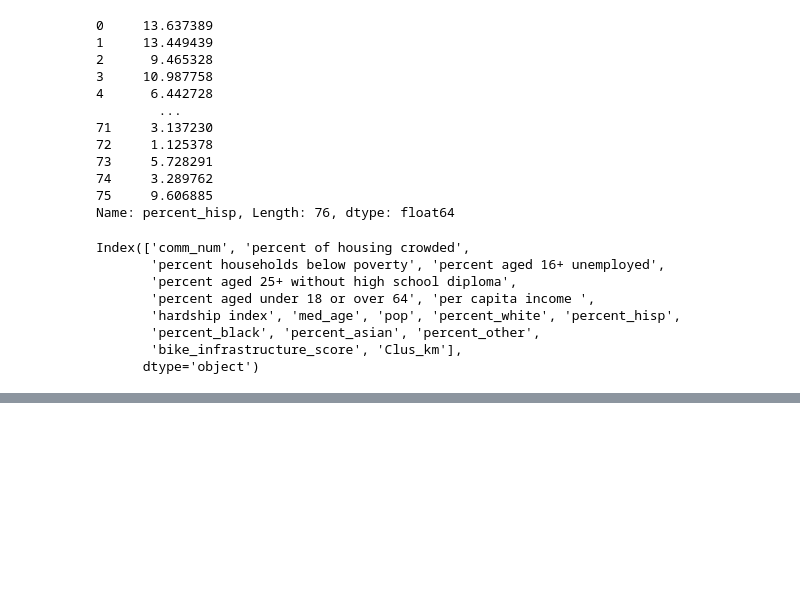
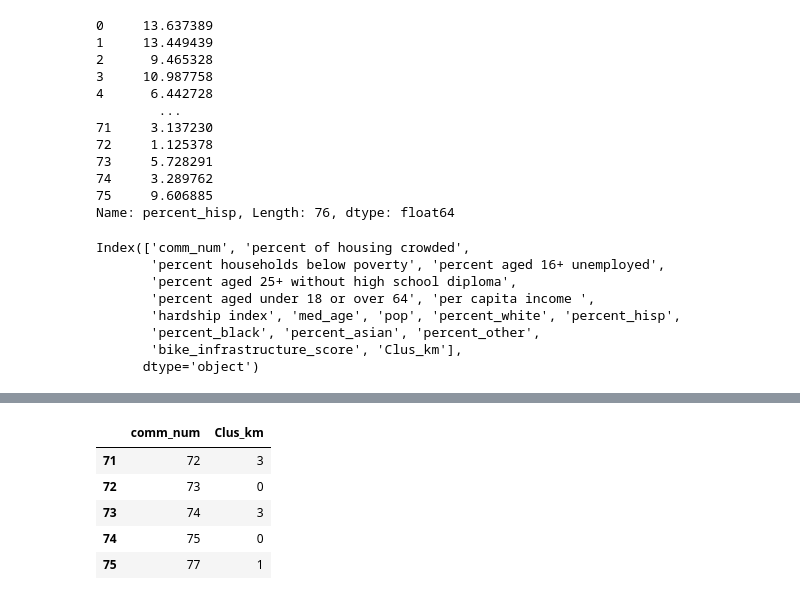
Before and after one commit to sjegoodman/BikeInfrastructure, a Jupyter notebook: 5-PredictiveAnalysis.ipynb, the cells around one changed output, grey strips where cells are left out. Saved outputs shown, nothing was run; the diff lists cells and outputs as text; code cells hidden in the pictures; blank space fills up the shorter version.

```diff
--- a/5-PredictiveAnalysis.ipynb
+++ b/5-PredictiveAnalysis.ipynb
@@ -368,0 +379,11 @@ Index(['comm_num', 'percent of housing crowded',
+# %%
+clustered_neighborhoods = df.loc[:,['comm_num', 'Clus_km']]
+# %%
+clustered_neighborhoods.tail()
+# %% [output]
+|  | comm_num | Clus_km |
+| 71 | 72 | 3 |
+| 72 | 73 | 0 |
+| 73 | 74 | 3 |
+| 74 | 75 | 0 |
+| 75 | 77 | 1 |
```
Also changed, not shown: parts of 8 cells of this notebook, 6 other files.
